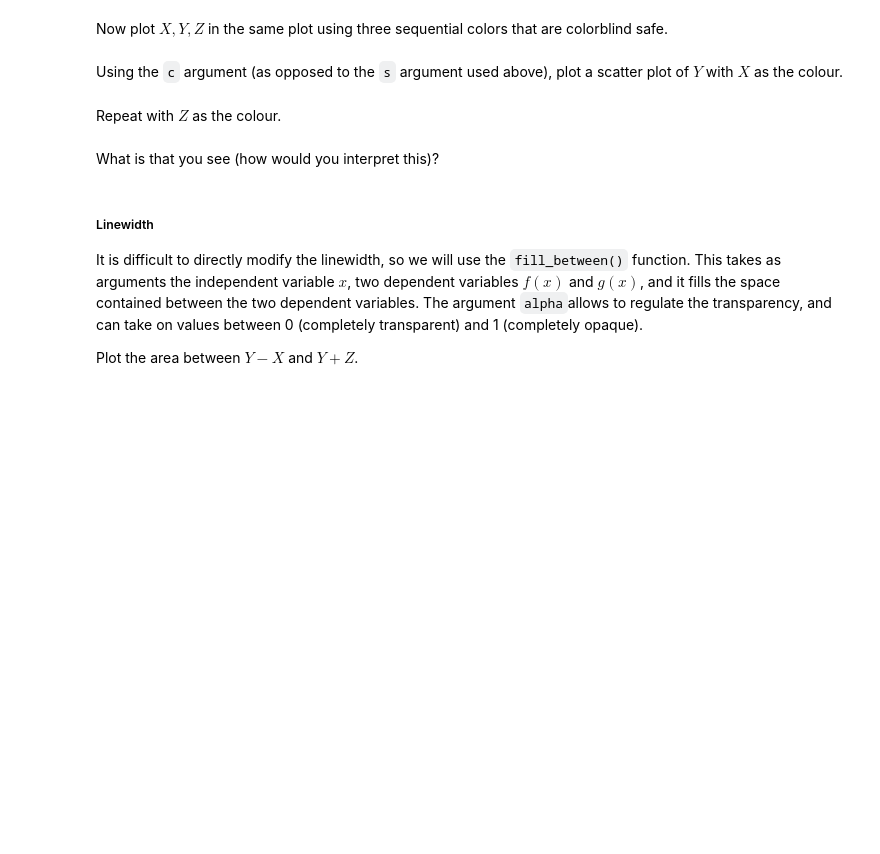
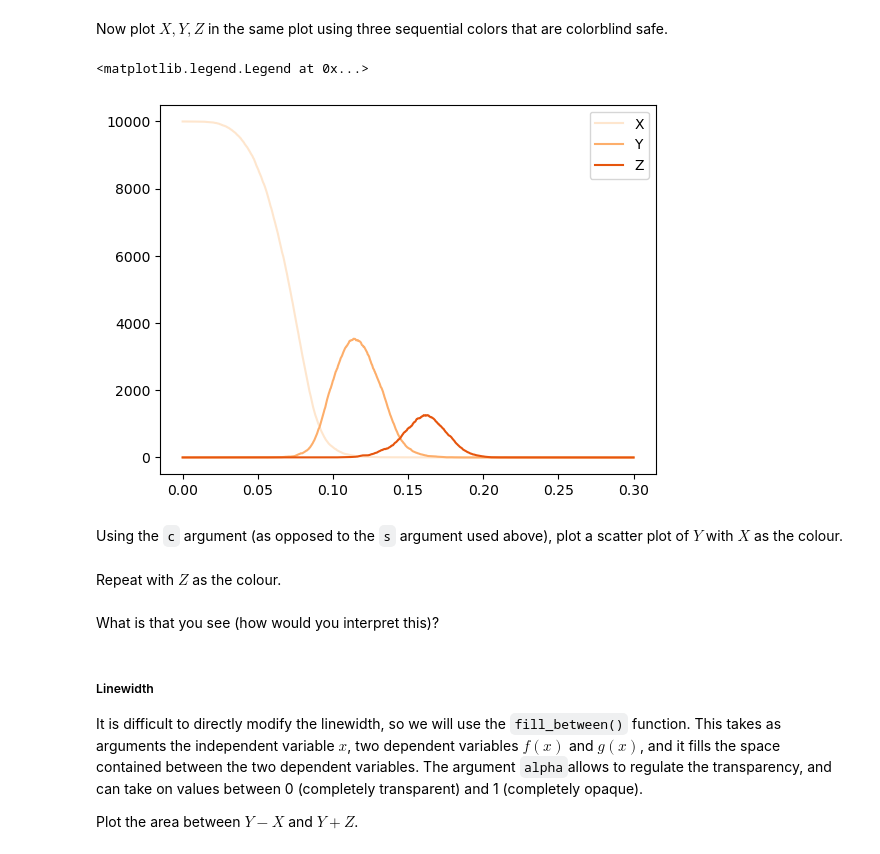
Before and after one commit to Vileh/Storing-Manipulating-and-Visualising-Data, a Jupyter notebook: Week4/Lab Week 4.ipynb, the cells around one changed output. Cells and saved outputs as stored; diff of their text form; code cells hidden in the pictures; blank space fills up the shorter version.

```diff
--- a/Week4/Lab Week 4.ipynb
+++ b/Week4/Lab Week 4.ipynb
@@ -42,5 +77,14 @@ Use the ColorBrewer application (available at https://colorbrewer2.org/) to find
 # %% [markdown]
 Now plot $X,Y,Z$ in the same plot using three sequential colors that are colorblind safe.
+# %%
+plt.plot(independent, X, color='#fee6ce', label='X')
+plt.plot(independent, Y, color='#fdae6b', label='Y')
+plt.plot(independent, Z, color='#e6550d', label='Z')
+
+plt.legend()
+# %% [output]
+<matplotlib.legend.Legend at 0x...>
+[figure, added]
 # %% [markdown]
 Using the `c` argument (as opposed to the `s` argument used above), plot a scatter plot of $Y$ with $X$ as the colour.
 # %% [markdown]
```
Also changed, not shown: parts of 5 cells of this notebook.
